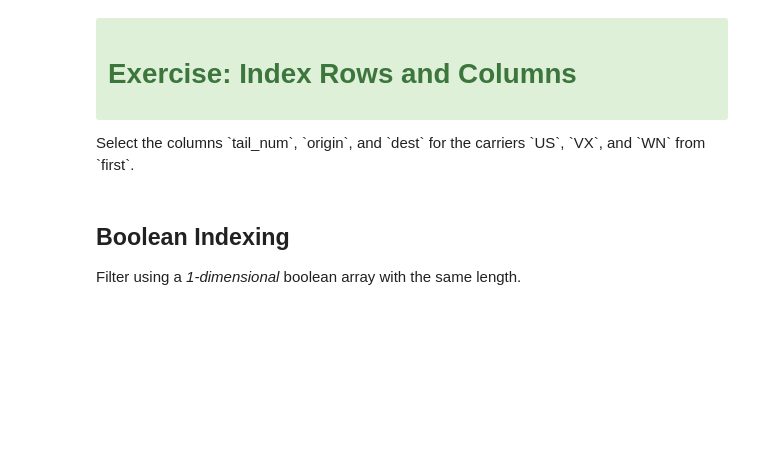
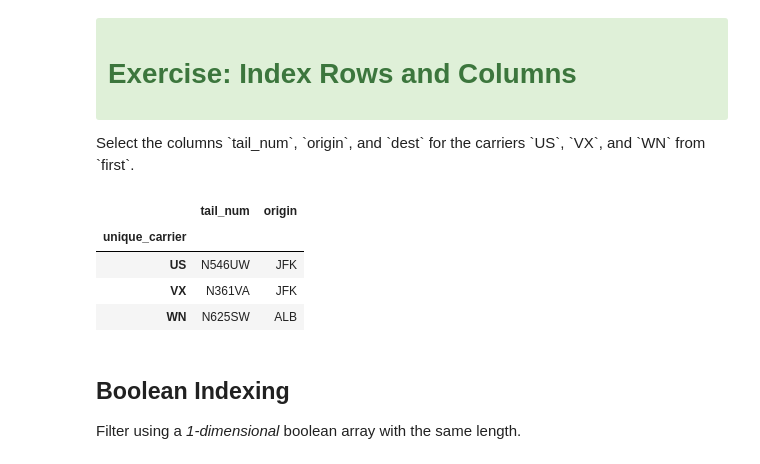
Before and after one commit to umeshraj/Pandas-Tutorial-SciPyConf-2018, a Jupyter notebook: notebooks/01-Indexing.ipynb, the cells around one changed output. Drawn from its saved outputs; the diff is of its cells as text; code cells hidden in the pictures; blank space fills up the shorter version.

```diff
--- a/notebooks/01-Indexing.ipynb
+++ b/notebooks/01-Indexing.ipynb
@@ -262 +435,12 @@ Select the columns `tail_num`, `origin`, and `dest` for the carriers `US`, `VX`,
+# %%
+# Your code here...
+ur_carriers = ['US', 'VX', 'WN']
+ur_columns = ['tail_num', 'origin']
+first.loc[ur_carriers, ur_columns]
+# %% [output]
+|  | tail_num | origin |
+| unique_carrier |  |  |
+| US | N546UW | JFK |
+| VX | N361VA | JFK |
+| WN | N625SW | ALB |
 # %%
```
Also changed, not shown: parts of 24 cells of this notebook.
